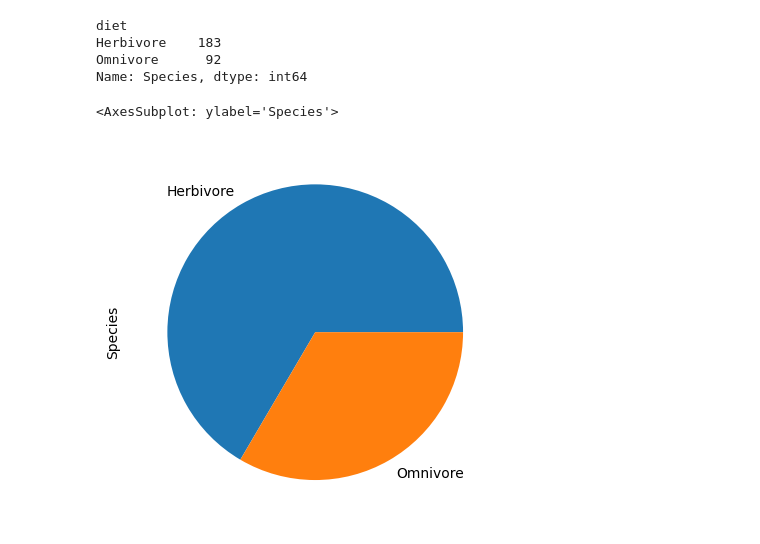
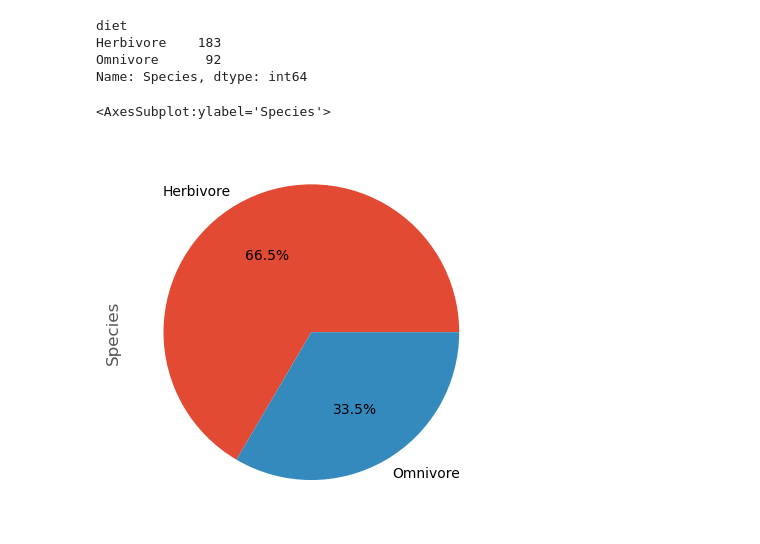
Before and after one commit to marek1n/eco-int, a Jupyter notebook: trophic_guild.ipynb, the cells around one changed output. Drawn from its saved outputs; the diff is of its cells as text; code cells hidden in the pictures.

```diff
--- a/trophic_guild.ipynb
+++ b/trophic_guild.ipynb
@@ -1,8 +1,10 @@
 # %%
 import pandas as pd
 import seaborn as sns
+import matplotlib.pyplot as plt
 
-sns.set_style()
+# sns.set_style()
+plt.style.use('ggplot')
 # %%
 habitat_raw = pd.read_excel('habitat.xlsx')
 trophic_raw = pd.read_csv('TrophicGuild.csv', sep=';', encoding='latin-1', skiprows=1)
@@ -31,6 +33,8 @@ habitat_trophic = (habitat
 
 
 in_phylogeny = habitat_trophic[habitat_trophic.Species.str.lower().isin(phylogeny)]
+# %%
+in_phylogeny = pd.read_csv('in_phylogeny.csv')
 # %%
 in_phylogeny.groupby('TrophicGuild').Species.count()
 # %% [output]
@@ -78,7 +82,7 @@ Herbivore    183
 Omnivore      92
 Name: Species, dtype: int64
 # %%
-in_phylogeny.groupby('diet').Species.count().plot(kind='pie')
+in_phylogeny.groupby('diet').Species.count().plot(kind='pie', autopct='%1.1f%%')
 # %% [output]
-<AxesSubplot: ylabel='Species'>
+<AxesSubplot:ylabel='Species'>
-[figure, old version]
+[figure, new version]
```
Also changed, not shown: parts of 6 cells of this notebook.
